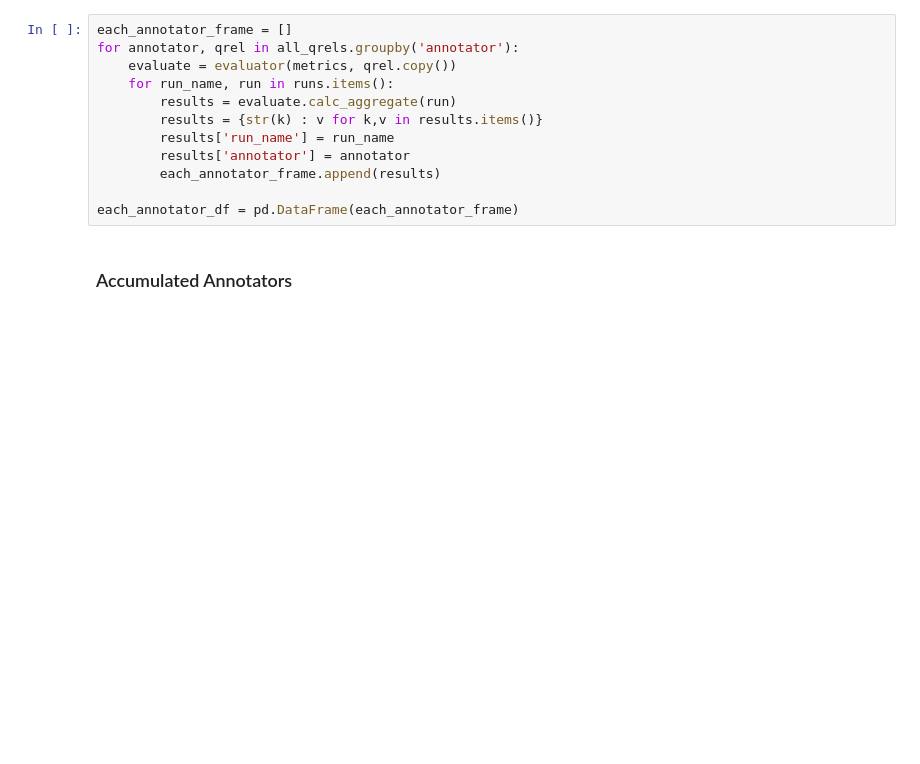
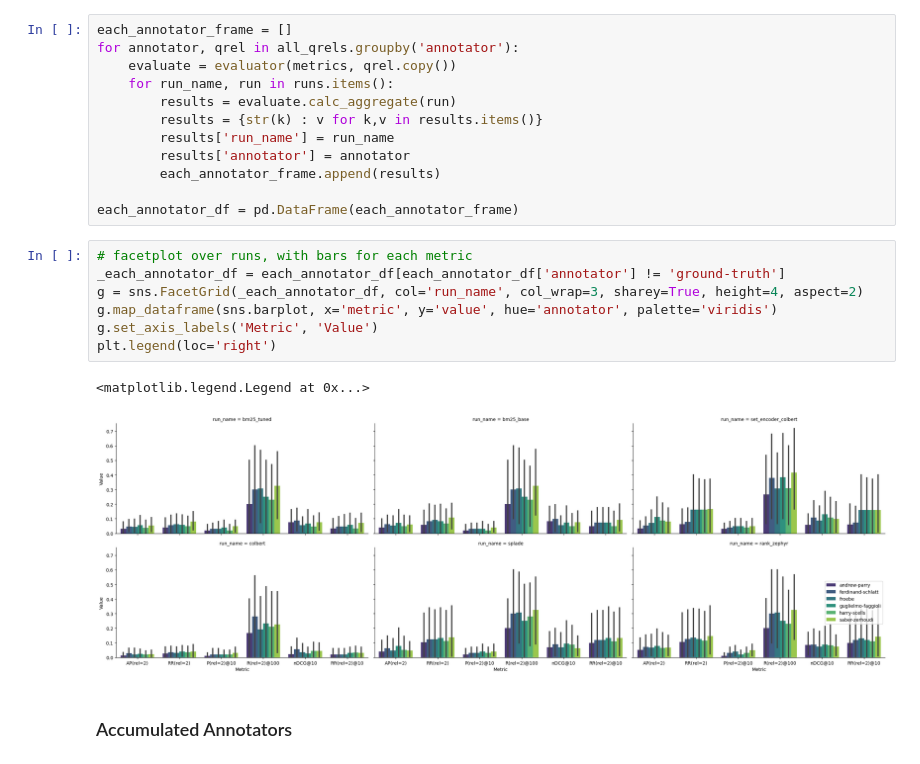
Before and after one commit to Parry-Parry/sigir25-annotation, a Jupyter notebook: analysis/annotator.ipynb, the cells around one changed output. Drawn from its saved outputs; the diff is of its cells as text; blank space fills up the shorter version.

```diff
--- a/analysis/annotator.ipynb
+++ b/analysis/annotator.ipynb
@@ -475,6 +491,16 @@ for annotator, qrel in all_qrels.groupby('annotator'):
         each_annotator_frame.append(results)
 
 each_annotator_df = pd.DataFrame(each_annotator_frame)
+# %%
+# facetplot over runs, with bars for each metric
+_each_annotator_df = each_annotator_df[each_annotator_df['annotator'] != 'ground-truth']
+g = sns.FacetGrid(_each_annotator_df, col='run_name', col_wrap=3, sharey=True, height=4, aspect=2)
+g.map_dataframe(sns.barplot, x='metric', y='value', hue='annotator', palette='viridis')
+g.set_axis_labels('Metric', 'Value')
+plt.legend(loc='right')
+# %% [output]
+<matplotlib.legend.Legend at 0x...>
+[figure, added]
 # %% [markdown]
 ### Accumulated Annotators
 # %%
```
Also changed, not shown: parts of 2 cells of this notebook.
